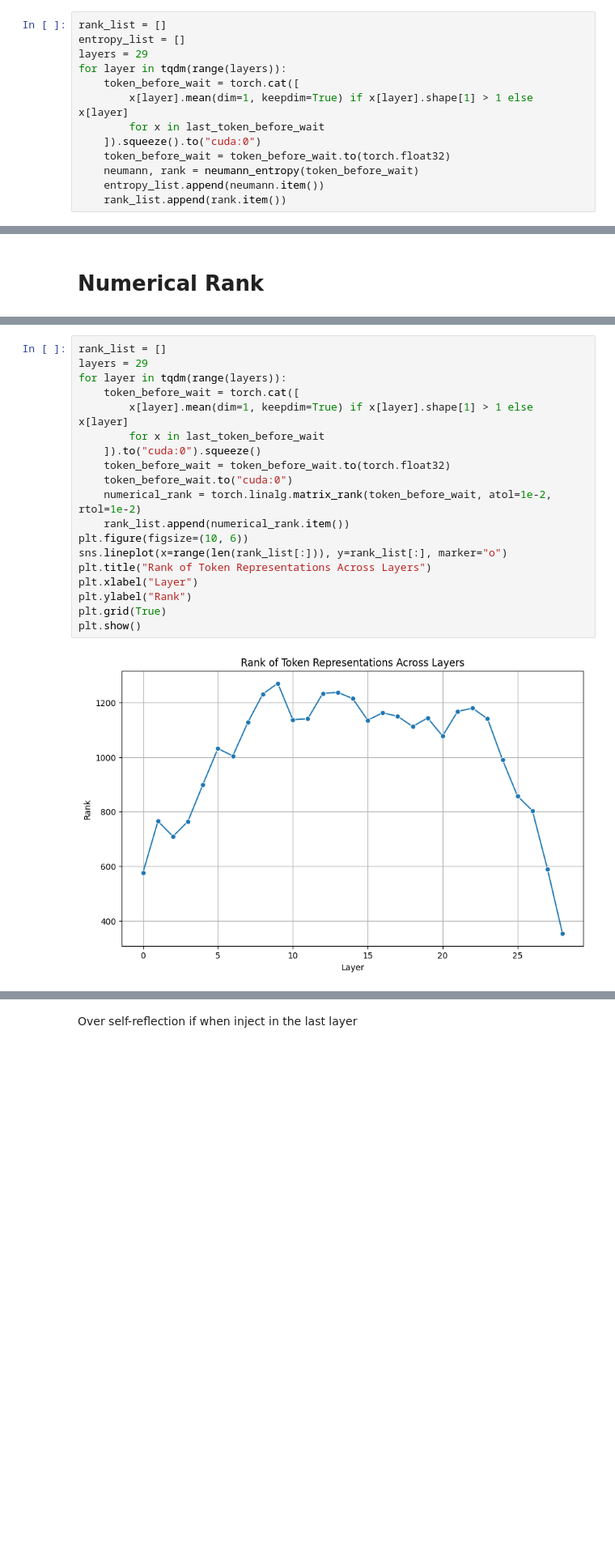
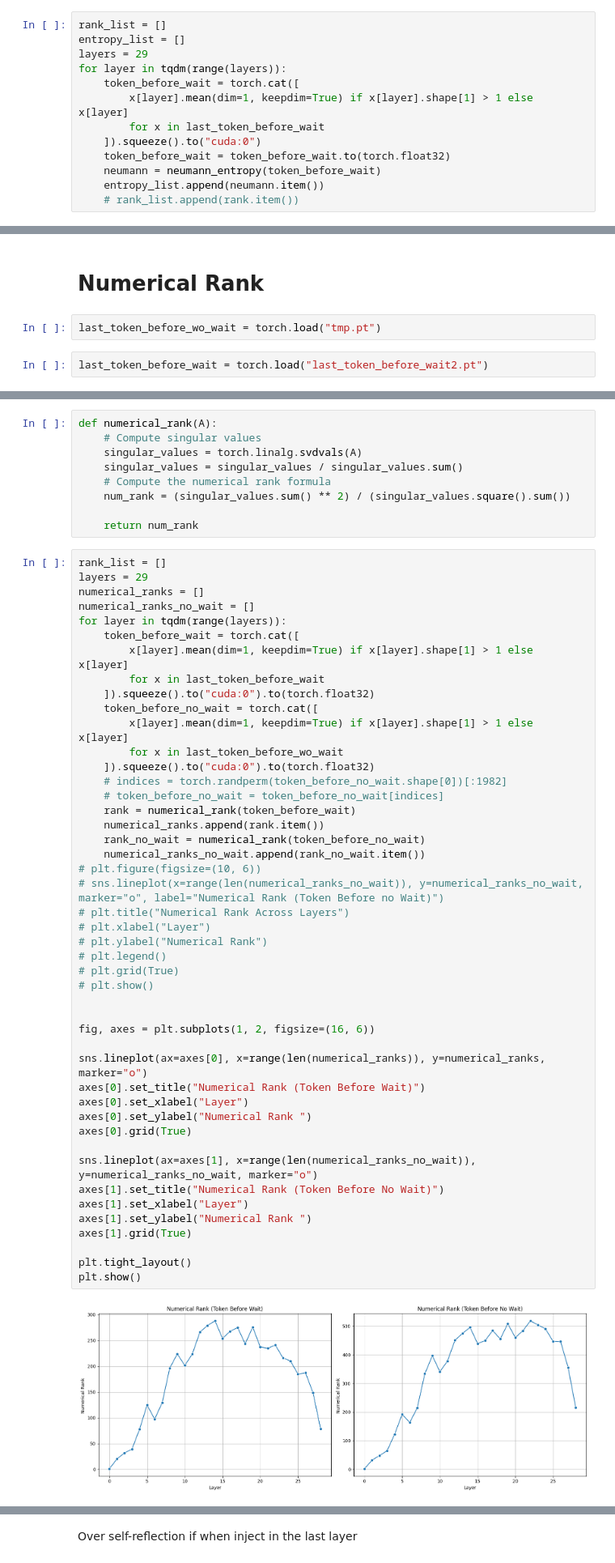
Before and after one commit to xzAscC/ReflectionDirection, a Jupyter notebook: rank.ipynb, the cells around one changed output, grey strips where cells are left out. Shown: that part at 81% size. Drawn from its saved outputs; the diff is of its cells as text; blank space fills up the shorter version.

```diff
--- a/rank.ipynb
+++ b/rank.ipynb
@@ -184,9 +191,9 @@ for layer in tqdm(range(layers)):
         for x in last_token_before_wait
     ]).squeeze().to("cuda:0")
     token_before_wait = token_before_wait.to(torch.float32)
-    neumann, rank = neumann_entropy(token_before_wait)
+    neumann = neumann_entropy(token_before_wait)
     entropy_list.append(neumann.item())
-    rank_list.append(rank.item())
+    # rank_list.append(rank.item())
 # %%
 plt.figure(figsize=(10, 6))
 sns.lineplot(x=range(len(entropy_list[:])), y=entropy_list[:], marker="o")
@@ -243,3 +284,7 @@ tensor([7082.9727,  746.0417,  388.1310,  310.0385,  227.5616,  184.2365,
          156.1815,  140.9657,  134.2803,  118.6508], device='cuda:0')
 # %% [markdown]
 # Numerical Rank
+# %%
+last_token_before_wo_wait = torch.load("tmp.pt")
+# %%
+last_token_before_wait = torch.load("last_token_before_wait2.pt")
@@ -246,24 +295,60 @@ tensor([7082.9727,  746.0417,  388.1310,  310.0385,  227.5616,  184.2365,
+# %%
+def numerical_rank(A):
+    # Compute singular values
+    singular_values = torch.linalg.svdvals(A)
+    singular_values = singular_values / singular_values.sum()
+    # Compute the numerical rank formula
+    num_rank = (singular_values.sum() ** 2) / (singular_values.square().sum())
+
+    return num_rank
 # %%
 rank_list = []
 layers = 29
+numerical_ranks = []
+numerical_ranks_no_wait = []
 for layer in tqdm(range(layers)):
     token_before_wait = torch.cat([
         x[layer].mean(dim=1, keepdim=True) if x[layer].shape[1] > 1 else x[layer]
         for x in last_token_before_wait
-    ]).to("cuda:0").squeeze()
-    token_before_wait = token_before_wait.to(torch.float32)
-    token_before_wait.to("cuda:0")
-    numerical_rank = torch.linalg.matrix_rank(token_before_wait, atol=1e-2, rtol=1e-2)
-    rank_list.append(numerical_rank.item())
-plt.figure(figsize=(10, 6))
-sns.lineplot(x=range(len(rank_list[:])), y=rank_list[:], marker="o")
-plt.title("Rank of Token Representations Across Layers")
-plt.xlabel("Layer")
-plt.ylabel("Rank")
-plt.grid(True)
+    ]).squeeze().to("cuda:0").to(torch.float32)
+    token_before_no_wait = torch.cat([
+        x[layer].mean(dim=1, keepdim=True) if x[layer].shape[1] > 1 else x[layer]
+        for x in last_token_before_wo_wait
+    ]).squeeze().to("cuda:0").to(torch.float32)
+    # indices = torch.randperm(token_before_no_wait.shape[0])[:1982]
+    # token_before_no_wait = token_before_no_wait[indices]
+    rank = numerical_rank(token_before_wait)
+    numerical_ranks.append(rank.item())
+    rank_no_wait = numerical_rank(token_before_no_wait)
+    numerical_ranks_no_wait.append(rank_no_wait.item())
+# plt.figure(figsize=(10, 6))
+# sns.lineplot(x=range(len(numerical_ranks_no_wait)), y=numerical_ranks_no_wait, marker="o", label="Numerical Rank (Token Before no Wait)")
+# plt.title("Numerical Rank Across Layers")
+# plt.xlabel("Layer")
+# plt.ylabel("Numerical Rank")
+# plt.legend()
+# plt.grid(True)
+# plt.show()
+
+
+fig, axes = plt.subplots(1, 2, figsize=(16, 6))
+
+sns.lineplot(ax=axes[0], x=range(len(numerical_ranks)), y=numerical_ranks, marker="o")
+axes[0].set_title("Numerical Rank (Token Before Wait)")
+axes[0].set_xlabel("Layer")
+axes[0].set_ylabel("Numerical Rank ")
+axes[0].grid(True)
+
+sns.lineplot(ax=axes[1], x=range(len(numerical_ranks_no_wait)), y=numerical_ranks_no_wait, marker="o")
+axes[1].set_title("Numerical Rank (Token Before No Wait)")
+axes[1].set_xlabel("Layer")
+axes[1].set_ylabel("Numerical Rank ")
+axes[1].grid(True)
+
+plt.tight_layout()
 plt.show()
 # %% [output]
-[figure, old version]
+[figure, new version]
 # %% [markdown]
 | Performance | Layer |
 |------------|-------|
```
Also changed, not shown: parts of 6 cells of this notebook, 2 other files.
